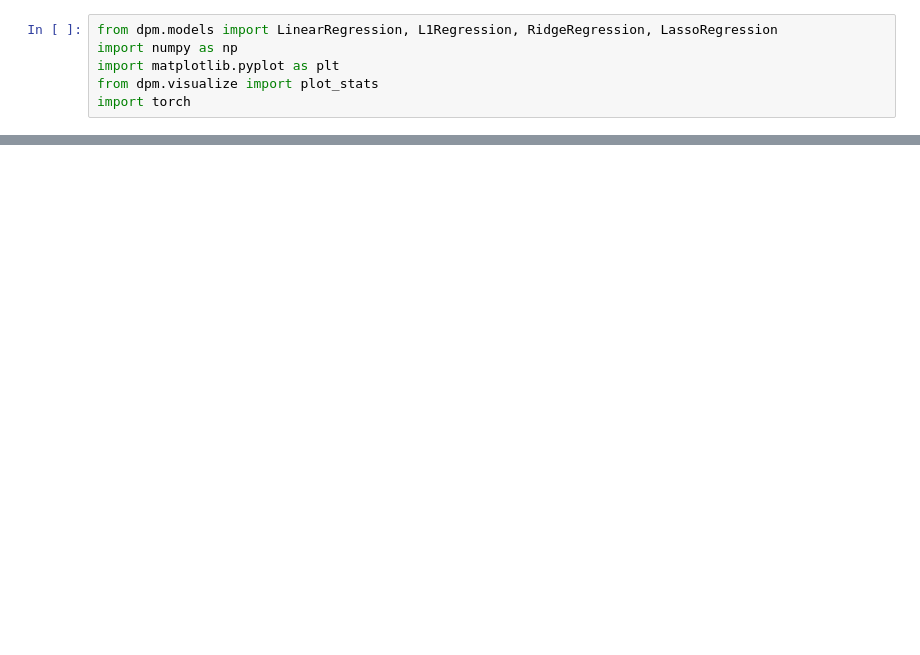
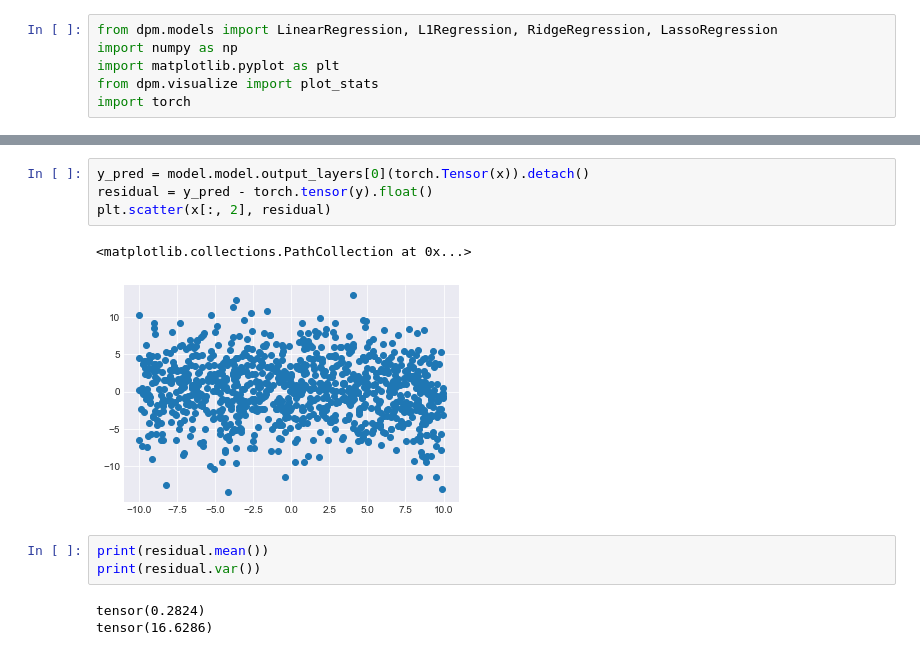
Before and after one commit to nextBillyonair/DPM, a Jupyter notebook: Notebooks/Regression/LinearRegression.ipynb, the cells around one changed output, grey strips where cells are left out. Cells and saved outputs as stored; diff of their text form; blank space fills up the shorter version.

```diff
--- a/Notebooks/Regression/LinearRegression.ipynb
+++ b/Notebooks/Regression/LinearRegression.ipynb
@@ -70,3 +55,16 @@ plt.show()
+# %%
+y_pred = model.model.output_layers[0](torch.Tensor(x)).detach()
+residual = y_pred - torch.tensor(y).float()
+plt.scatter(x[:, 2], residual)
+# %% [output]
+<matplotlib.collections.PathCollection at 0x...>
+[figure, added]
+# %%
+print(residual.mean())
+print(residual.var())
+# %% [output]
+tensor(0.2824)
+tensor(16.6286)
 # %%
 torch.Tensor(y)[:1]
 # %% [output]
```
Also changed, not shown: parts of 13 cells of this notebook, 2 other files.
